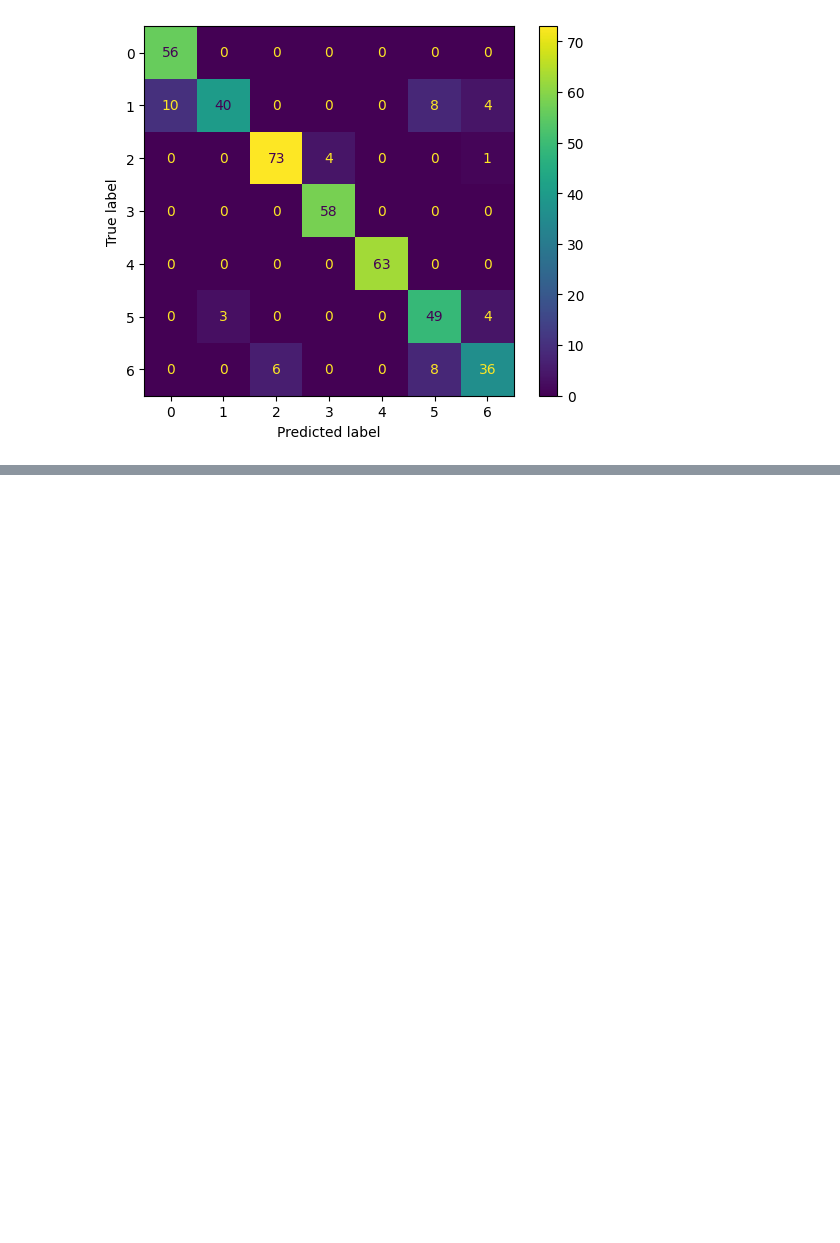
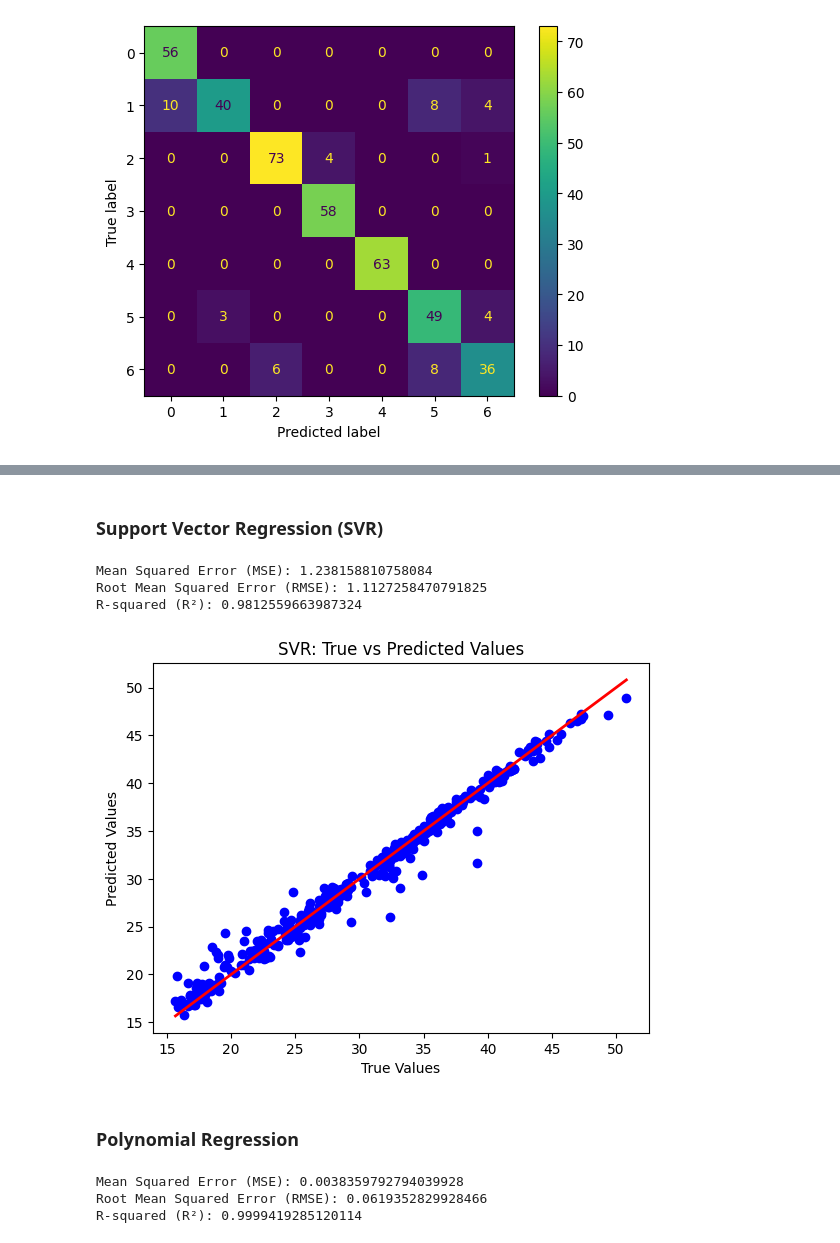
Before and after one commit to dang-nguyendd/ds_data_modelling, a Jupyter notebook: s3759957.ipynb, the cells around one changed output, grey strips where cells are left out. Saved outputs shown, nothing was run; the diff lists cells and outputs as text; code cells hidden in the pictures; blank space fills up the shorter version.

```diff
--- a/s3759957.ipynb
+++ b/s3759957.ipynb
@@ -799,0 +850,74 @@ Confusion Matrix:
+# %% [markdown]
+### Support Vector Regression (SVR)
+# %%
+# Feature Scaling: SVR requires feature scaling for better performance
+scaler_X = StandardScaler()
+scaler_y = StandardScaler()
+
+# Scale features
+X_train_scaled = scaler_X.fit_transform(X_train)
+X_test_scaled = scaler_X.transform(X_test)
+
+y_train_scaled = scaler_y.fit_transform(y_train.values.reshape(-1, 1))
+y_test_scaled = scaler_y.transform(y_test.values.reshape(-1, 1))
+
+# Create and train the SVR model
+svr = SVR(kernel='rbf')  # 'rbf' kernel is the most common
+svr.fit(X_train_scaled, y_train_scaled.ravel())  # .ravel() to flatten y_train_scaled
+
+# Make predictions
+y_pred_scaled = svr.predict(X_test_scaled)
+
+# Inverse scaling to get the predictions back to the original scale
+y_pred = scaler_y.inverse_transform(y_pred_scaled.reshape(-1, 1))
+y_test = scaler_y.inverse_transform(y_test_scaled)
+
+# Evaluate the model
+mse = mean_squared_error(y_test, y_pred)
+rmse = np.sqrt(mse)
+r2 = r2_score(y_test, y_pred)
+
+# Output the metrics
+print("Mean Squared Error (MSE):", mse)
+print("Root Mean Squared Error (RMSE):", rmse)
+print("R-squared (R²):", r2)
+# %% [output]
+Mean Squared Error (MSE): 1.238158810758084
+Root Mean Squared Error (RMSE): 1.1127258470791825
+R-squared (R²): 0.9812559663987324
+# %%
+# Plot results
+plt.scatter(y_test, y_pred, color='blue')
+plt.plot([y_test.min(), y_test.max()], [y_test.min(), y_test.max()], color='red', linewidth=2)
+plt.xlabel('True Values')
+plt.ylabel('Predicted Values')
+plt.title('SVR: True vs Predicted Values')
+plt.show()
+# %% [output]
+[figure, added]
+# %% [markdown]
+### Polynomial Regression
+# %%
+poly = PolynomialFeatures(degree=2)  # Degree of the polynomial (2 = quadratic)
+X_poly_train = poly.fit_transform(X_train)
+X_poly_test = poly.transform(X_test)
+
+# Step 2: Train the Linear Regression Model on Polynomial Features
+model = LinearRegression()
+model.fit(X_poly_train, y_train)
+
+# Step 3: Make Predictions
+y_pred = model.predict(X_poly_test)
+
+# Step 4: Evaluate the Model
+mse = mean_squared_error(y_test, y_pred)
+rmse = np.sqrt(mse)
+r2 = r2_score(y_test, y_pred)
+
+print("Mean Squared Error (MSE):", mse)
+print("Root Mean Squared Error (RMSE):", rmse)
+print("R-squared (R²):", r2)
+# %% [output]
+Mean Squared Error (MSE): 0.0038359792794039928
+Root Mean Squared Error (RMSE): 0.0619352829928466
+R-squared (R²): 0.9999419285120114
```
Also changed, not shown: parts of 17 cells of this notebook, 2 other files.
